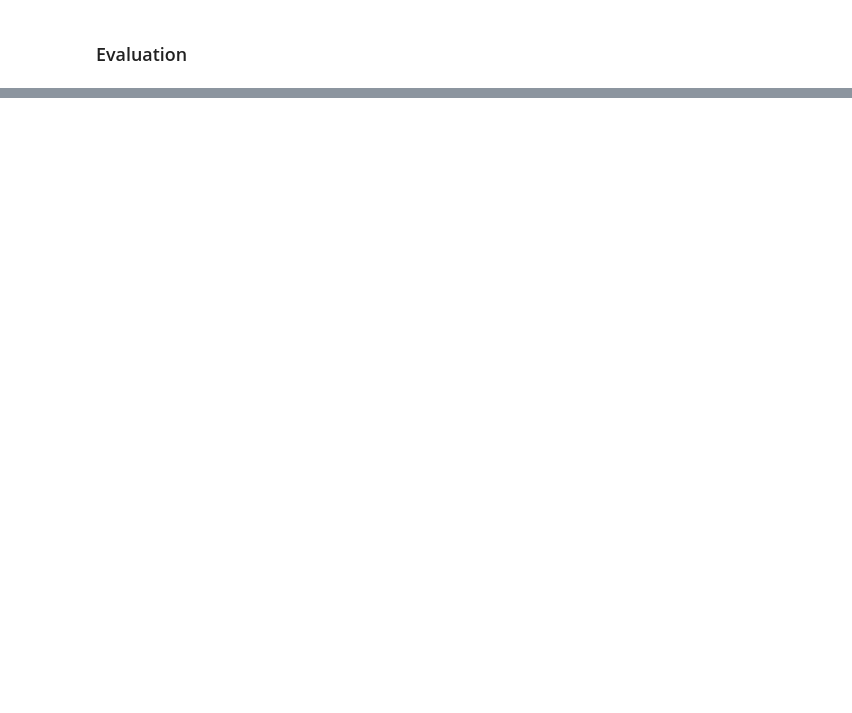
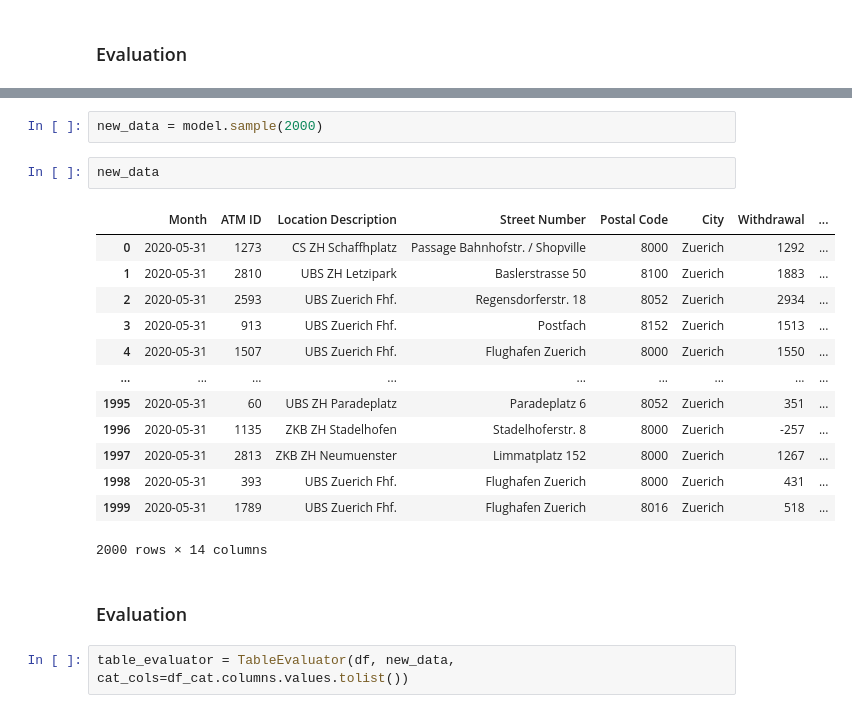
Before and after one commit to krylowicz/six, a Jupyter notebook: Notebook_dbo.ipynb, the cells around one changed output, grey strips where cells are left out. Cells and saved outputs as stored; diff of their text form; blank space fills up the shorter version.

```diff
--- a/Notebook_dbo.ipynb
+++ b/Notebook_dbo.ipynb
@@ -1388,0 +1464,22 @@ ValueError: ignored
+# %%
+new_data = model.sample(2000)
+# %%
+new_data
+# %% [output]
+|  | Month | ATM ID | Location Description | Street Number | Postal Code | City | Withdrawal | ... |
+| 0 | 2020-05-31 | 1273 | CS ZH Schaffhplatz | Passage Bahnhofstr. / Shopville | 8000 | Zuerich | 1292 | ... |
+| 1 | 2020-05-31 | 2810 | UBS ZH Letzipark | Baslerstrasse 50 | 8100 | Zuerich | 1883 | ... |
+| 2 | 2020-05-31 | 2593 | UBS Zuerich Fhf. | Regensdorferstr. 18 | 8052 | Zuerich | 2934 | ... |
+| 3 | 2020-05-31 | 913 | UBS Zuerich Fhf. | Postfach | 8152 | Zuerich | 1513 | ... |
+| 4 | 2020-05-31 | 1507 | UBS Zuerich Fhf. | Flughafen Zuerich | 8000 | Zuerich | 1550 | ... |
+| ... | ... | ... | ... | ... | ... | ... | ... | ... |
+| 1995 | 2020-05-31 | 60 | UBS ZH Paradeplatz | Paradeplatz 6 | 8052 | Zuerich | 351 | ... |
+| 1996 | 2020-05-31 | 1135 | ZKB ZH Stadelhofen | Stadelhoferstr. 8 | 8000 | Zuerich | -257 | ... |
+| 1997 | 2020-05-31 | 2813 | ZKB ZH Neumuenster | Limmatplatz 152 | 8000 | Zuerich | 1267 | ... |
+| 1998 | 2020-05-31 | 393 | UBS Zuerich Fhf. | Flughafen Zuerich | 8000 | Zuerich | 431 | ... |
+| 1999 | 2020-05-31 | 1789 | UBS Zuerich Fhf. | Flughafen Zuerich | 8016 | Zuerich | 518 | ... |
+2000 rows × 14 columns
+# %% [markdown]
+### Evaluation
+# %%
+table_evaluator = TableEvaluator(df, new_data, cat_cols=df_cat.columns.values.tolist())
```
Also changed, not shown: parts of 58 cells of this notebook.
